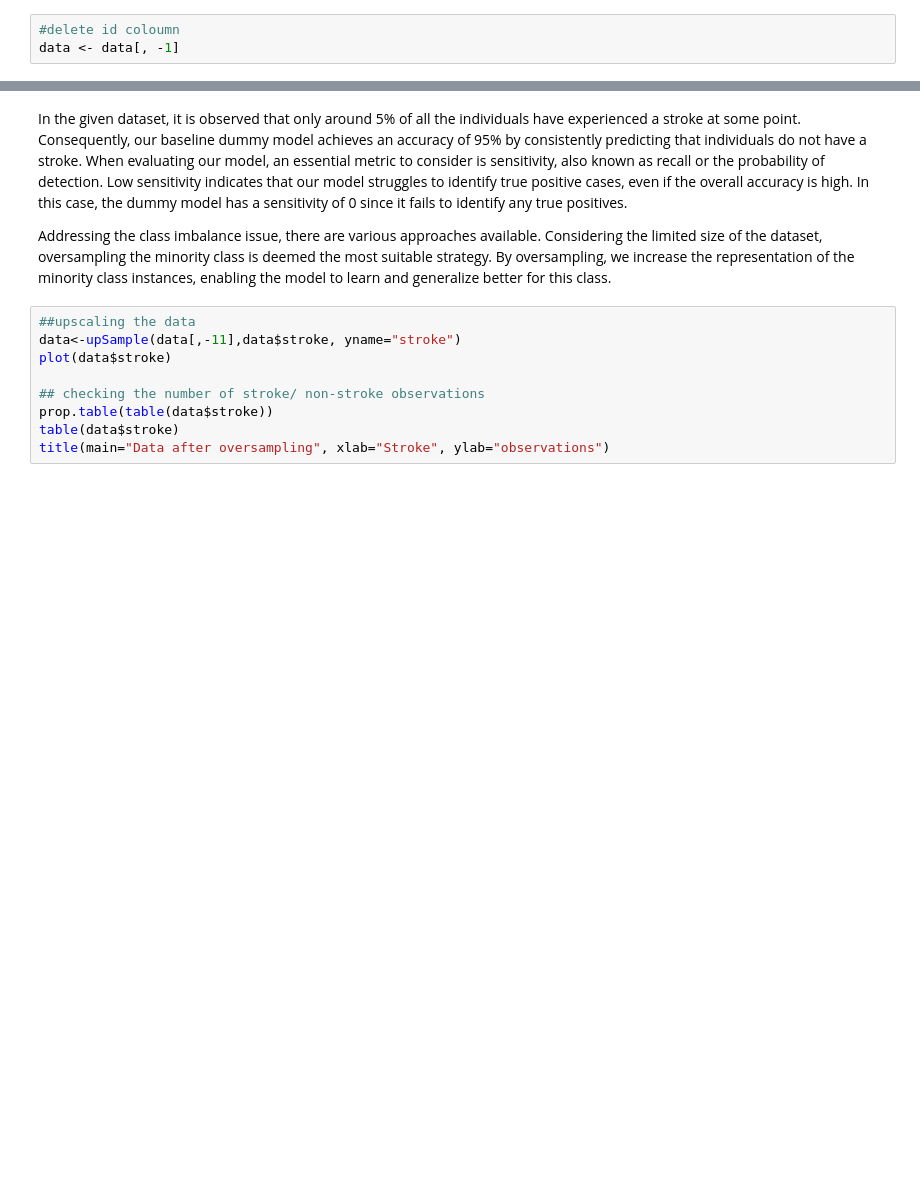
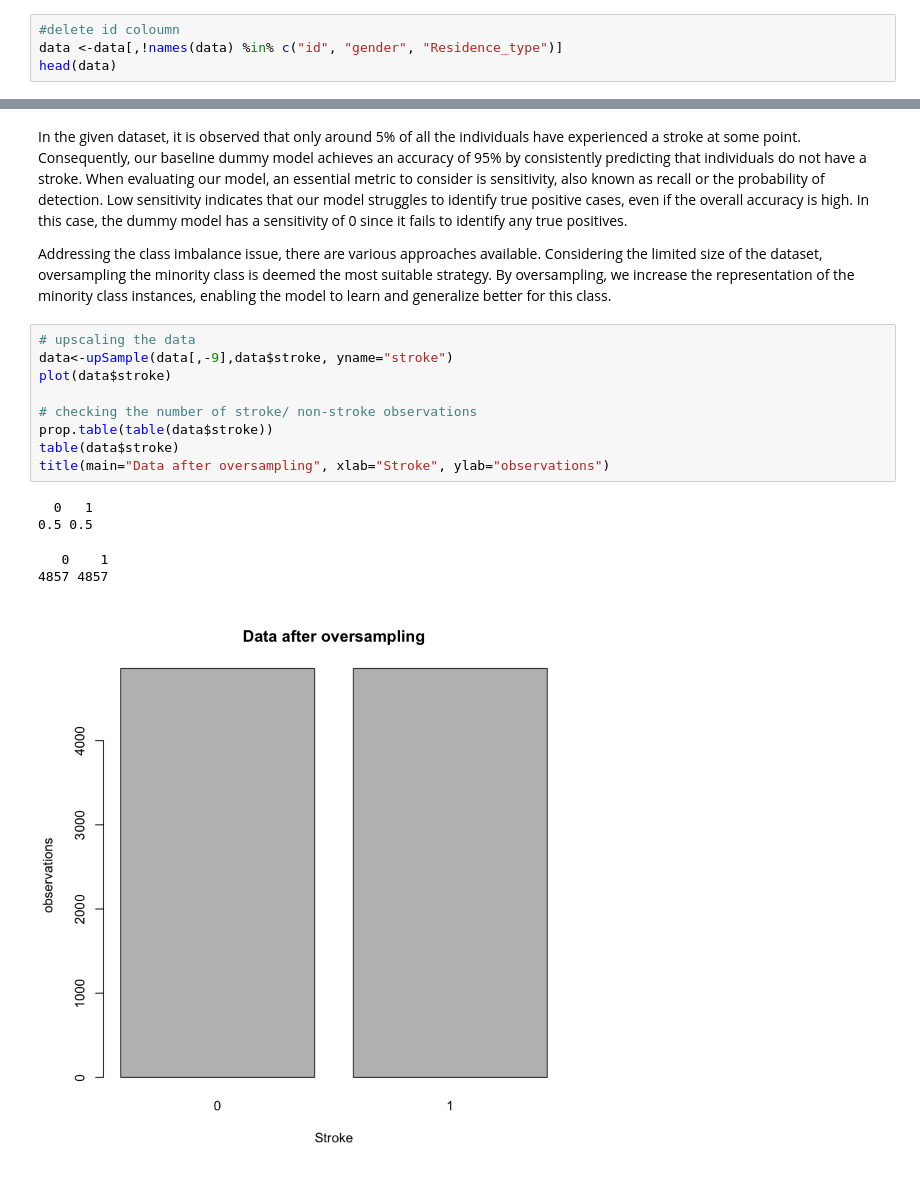
Before and after one commit to mriamft/Stroke-Prediction, a Jupyter notebook: Phase1 Jupyter notebook(1).ipynb, the cells around one changed output, grey strips where cells are left out. Saved outputs shown, nothing was run; the diff lists cells and outputs as text; blank space fills up the shorter version.

```diff
--- a/Phase1 Jupyter notebook(1).ipynb
+++ b/Phase1 Jupyter notebook(1).ipynb
@@ -564,3 +649,4 @@ plot(results, type=c("g", "o"))
 # %%
 #delete id coloumn
-data <- data[, -1]
+data <-data[,!names(data) %in% c("id", "gender", "Residence_type")]
+head(data)
@@ -571,11 +665,17 @@ In the given dataset, it is observed that only around 5% of all the individuals
 
 Addressing the class imbalance issue, there are various approaches available. Considering the limited size of the dataset, oversampling the minority class is deemed the most suitable strategy. By oversampling, we increase the representation of the minority class instances, enabling the model to learn and generalize better for this class.
 # %%
-##upscaling the data
-data<-upSample(data[,-11],data$stroke, yname="stroke")
+# upscaling the data
+data<-upSample(data[,-9],data$stroke, yname="stroke")
 plot(data$stroke)
 
-## checking the number of stroke/ non-stroke observations
+# checking the number of stroke/ non-stroke observations
 prop.table(table(data$stroke))
 table(data$stroke)
 title(main="Data after oversampling", xlab="Stroke", ylab="observations")
+# %% [output]
+  0   1
+0.5 0.5
+   0    1
+4857 4857
+[figure, added]
```
Also changed, not shown: parts of 56 cells of this notebook, 1 other file.
